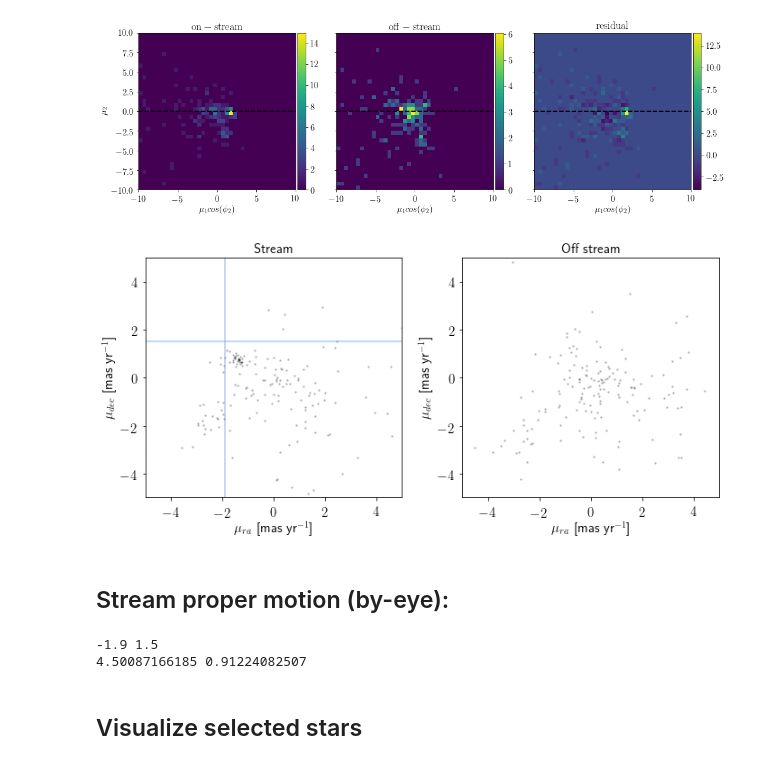
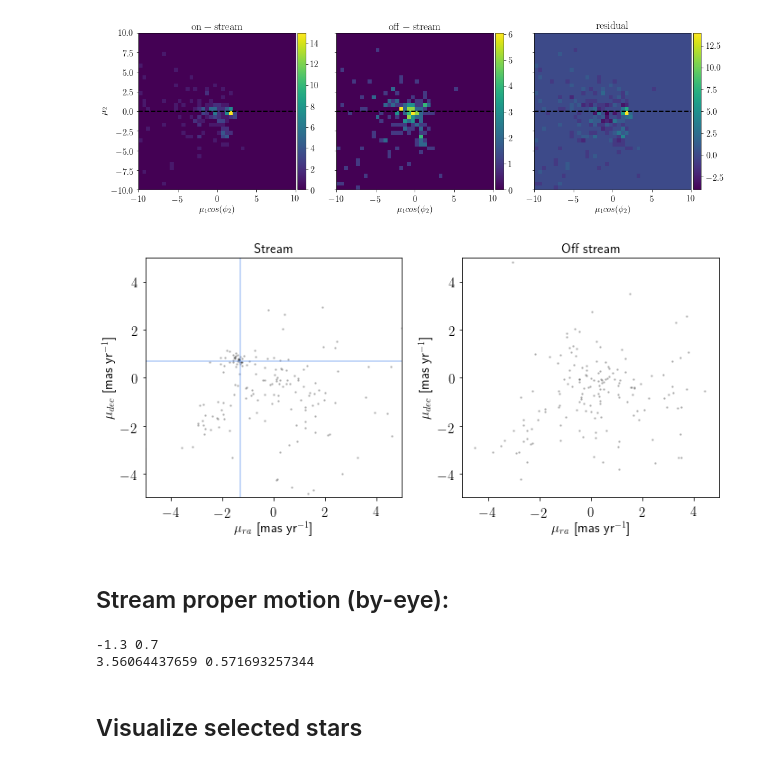
Before and after one commit to norashipp/shared_notebooks, a Jupyter notebook: ATLAS.ipynb, the cells around one changed output. Saved outputs shown, nothing was run; the diff lists cells and outputs as text; code cells hidden in the pictures.

```diff
--- a/ATLAS.ipynb
+++ b/ATLAS.ipynb
@@ -1,5 +1,8 @@
 # %%
 STREAM = 'ATLAS'
+# %%
+pmRA, pmDEC = -1.3, 0.7
+pmPHI1, pmPHI2 = 1.6, -0.2
 # %%
 MAG = 'WAVG_MAG_PSF_%s_DERED'
 MAGG = MAG%'G'
@@ -271,33 +283,32 @@ pm.pm_hist(stream, data[on_stream&iso_cut&ri_cut], data[off_stream&iso_cut&ri_cu
 # %%
 # pmra vs. pmdec
 
 fig, ax = plt.subplots(1,2,figsize=(10,5))
 
 plt.sca(ax[0])
 plt.plot(data['PMRA'][on_stream&iso_cut&ri_cut], data['PMDEC'][on_stream&iso_cut&ri_cut], 'k.', ms=3, alpha=0.2)
 
-pmRA, pmDEC = -1.9, 1.5
 plt.axvline(pmRA, alpha=0.5, c='cornflowerblue')
 plt.axhline(pmDEC, alpha=0.5, c='cornflowerblue')
 
 plt.xlim(-5,5)
 plt.ylim(-5,5)
 plt.xlabel('$\mu_{ra}$ [mas yr$^{-1}$]')
 plt.ylabel('$\mu_{dec}$ [mas yr$^{-1}$]')
 plt.title('Stream', fontsize='medium')
 
 plt.sca(ax[1])
 plt.plot(data['PMRA'][off_stream&iso_cut&ri_cut], data['PMDEC'][off_stream&iso_cut&ri_cut], 'k.', ms=3, alpha=0.2)
 
 plt.xlim(-5,5)
 plt.ylim(-5,5)
 plt.xlabel('$\mu_{ra}$ [mas yr$^{-1}$]')
 plt.ylabel('$\mu_{dec}$ [mas yr$^{-1}$]')
 plt.title('Off stream', fontsize='medium')
 
 plt.tight_layout()
 # %% [output]
-[figure, old version]
+[figure, new version]
 # %% [markdown]
 ## Stream proper motion (by-eye):
 # %%
@@ -307,8 +318,8 @@ print pmRA, pmDEC
 pmPHI1, pmPHI2 = pm.pm_transform(stream, pmRA, pmDEC)
 print pmPHI1, pmPHI2
 # %% [output]
--1.9 1.5
-4.50087166185 0.91224082507
+-1.3 0.7
+3.56064437659 0.571693257344
 # %%
 # selection around stream pm in ra, dec
 
```
Also changed, not shown: parts of 8 cells of this notebook.
